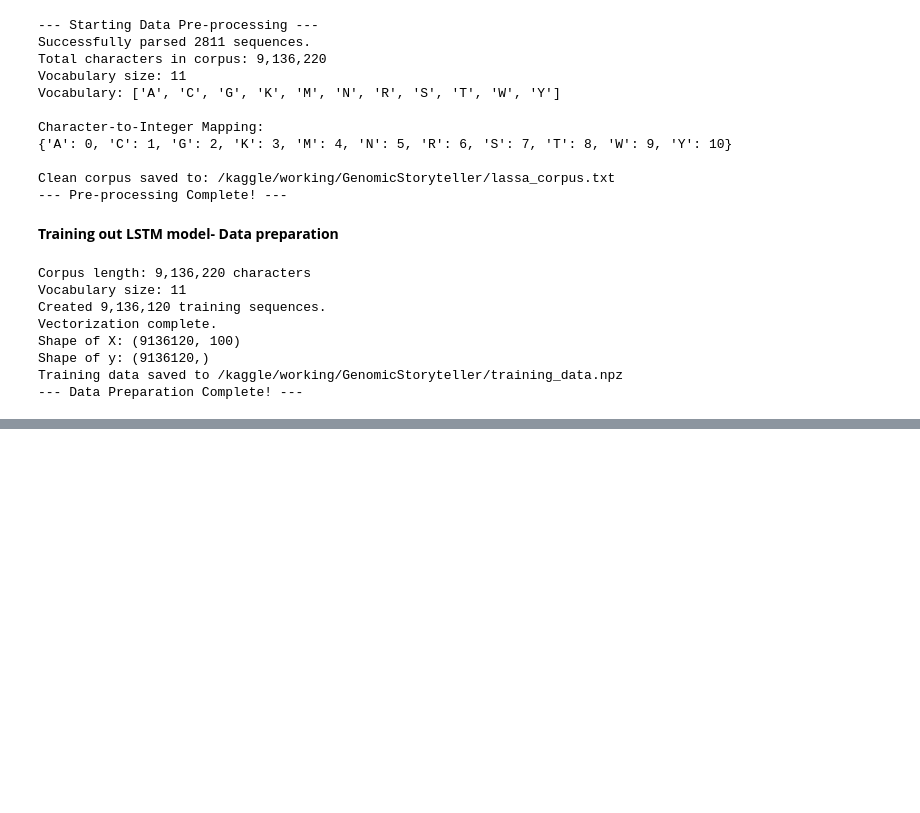
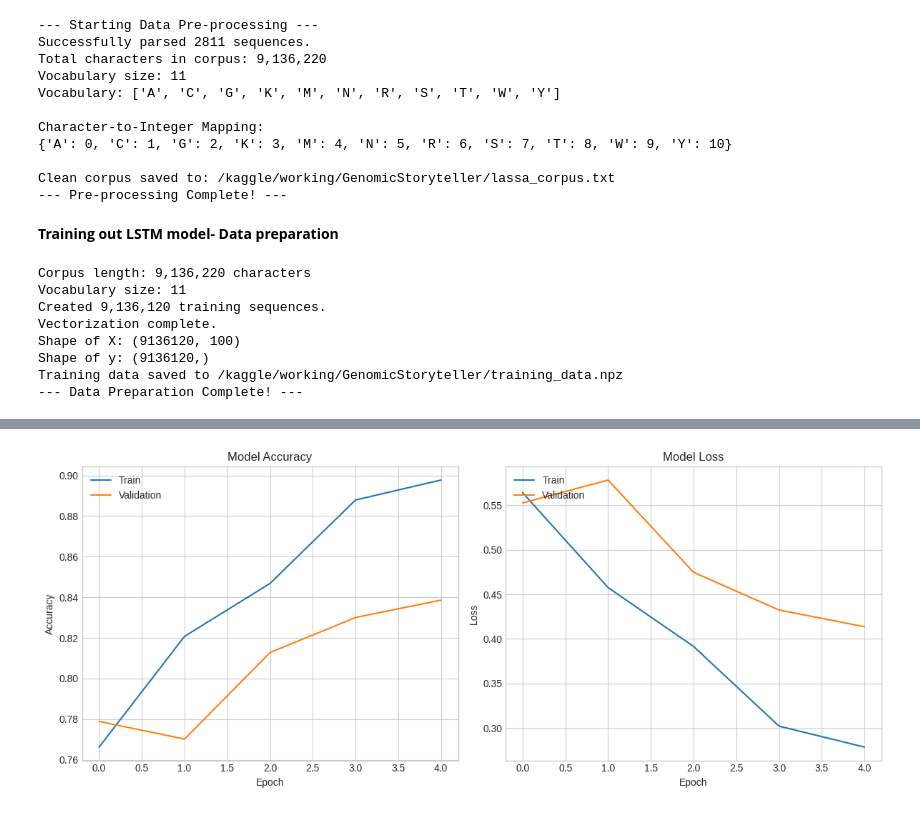
Before and after one commit to AyotundeOni/Genomics-RNN, a Jupyter notebook: genomics-1.ipynb, the cells around one changed output, grey strips where cells are left out. Cells and saved outputs as stored; diff of their text form; code cells hidden in the pictures; blank space fills up the shorter version.

Commit message:
Kaggle Notebook | Genomics 1 | Version 3

```diff
--- a/genomics-1.ipynb
+++ b/genomics-1.ipynb
@@ -283,0 +380,87 @@ Training data saved to /kaggle/working/GenomicStoryteller/training_data.npz
+# %%
+import matplotlib.pyplot as plt
+import numpy as np
+import tensorflow as tf
+import os
+import json
+
+# --- Step 1: Load Data and Rebuild Model ---
+# This ensures we can run this cell independently after restarting the notebook
+output_dir = "/kaggle/working/GenomicStoryteller/"
+training_data_file = os.path.join(output_dir, 'training_data.npz')
+mappings_file = os.path.join(output_dir, 'mappings.json')
+
+# Load the training data
+with np.load(training_data_file) as data:
+    X = data['X']
+    y = data['y']
+    vocab_size = data['vocab_size'][0]
+
+# --- Re-define the Model Architecture ---
+# (It's good practice to have the model definition in the same cell as training)
+EMBEDDING_DIM = 128
+LSTM_UNITS = 256
+SEQUENCE_LENGTH = X.shape[1]
+
+model = tf.keras.Sequential([
+    tf.keras.layers.Embedding(vocab_size, EMBEDDING_DIM),
+    tf.keras.layers.LSTM(LSTM_UNITS, return_sequences=True),
+    tf.keras.layers.LSTM(LSTM_UNITS),
+    tf.keras.layers.Dense(vocab_size, activation='softmax')
+])
+
+# --- Step 2: Compile the Model ---
+# We configure the model's learning process here
+model.compile(
+    optimizer='adam',
+    loss='sparse_categorical_crossentropy',
+    metrics=['accuracy']
+)
+
+print("--- Model Compiled ---")
+model.summary() # Now the summary will show built parameters after compilation
+
+# --- Step 3: Train the Model ---
+# This is the main training run. It will be computationally intensive.
+EPOCHS = 5  # Start with a moderate number; you can increase this later
+BATCH_SIZE = 128 # The number of sequences to process in each batch
+
+print("\n--- Starting Model Training ---")
+history = model.fit(
+    X, y,
+    epochs=EPOCHS,
+    batch_size=BATCH_SIZE,
+    validation_split=0.1 # Use 10% of the data for validation
+)
+print("--- Model Training Complete ---")
+
+# --- Step 4: Plot the Training History ---
+# This visualizes how the model's loss and accuracy improved over time
+plt.style.use('seaborn-v0_8-whitegrid')
+fig, (ax1, ax2) = plt.subplots(1, 2, figsize=(12, 5))
+
+# Plot training & validation accuracy values
+ax1.plot(history.history['accuracy'])
+ax1.plot(history.history['val_accuracy'])
+ax1.set_title('Model Accuracy')
+ax1.set_ylabel('Accuracy')
+ax1.set_xlabel('Epoch')
+ax1.legend(['Train', 'Validation'], loc='upper left')
+
+# Plot training & validation loss values
+ax2.plot(history.history['loss'])
+ax2.plot(history.history['val_loss'])
+ax2.set_title('Model Loss')
+ax2.set_ylabel('Loss')
+ax2.set_xlabel('Epoch')
+ax2.legend(['Train', 'Validation'], loc='upper left')
+
+plt.tight_layout()
+plt.show()
+
+
+# --- Step 5: Save the Trained Model ---
+# Save the model's learned weights to a file for later use
+model.save(os.path.join(output_dir, 'genomic_storyteller.h5'))
+print(f"\n✅ Model saved to {os.path.join(output_dir, 'genomic_storyteller.h5')}")
+# %% [output]
@@ -283,0 +495 @@ Training data saved to /kaggle/working/GenomicStoryteller/training_data.npz
+[figure, added]
```
Also changed, not shown: parts of 6 cells of this notebook.
